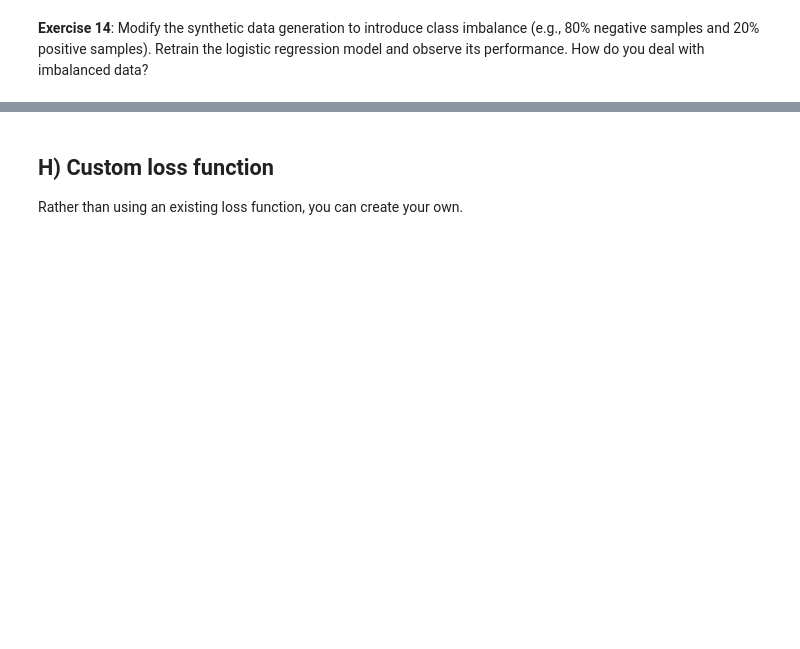
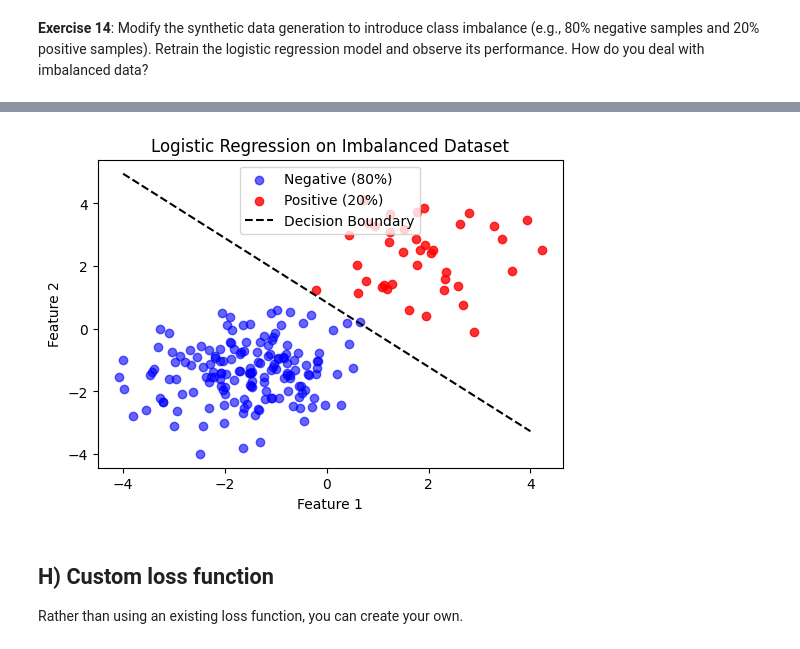
Before and after one commit to enoch26/2026-ml-esm-training, a Jupyter notebook: 1_3_Additional_exercises.ipynb, the cells around one changed output, grey strips where cells are left out. Drawn from its saved outputs; the diff is of its cells as text; code cells hidden in the pictures; blank space fills up the shorter version.

```diff
--- a/1_3_Additional_exercises.ipynb
+++ b/1_3_Additional_exercises.ipynb
@@ -478,2 +512,61 @@ optimizer = optim.SGD(model.parameters(), lr=0.01)
 # %% [markdown]
 **Exercise 14**: Modify the synthetic data generation to introduce class imbalance (e.g., 80% negative samples and 20% positive samples). Retrain the logistic regression model and observe its performance. How do you deal with imbalanced data?
+# %%
+import torch
+import torch.nn as nn
+import torch.optim as optim
+import matplotlib.pyplot as plt
+
+# 1. Generate imbalanced synthetic data (80% negative, 20% positive)
+torch.manual_seed(42)
+n_total = 200
+n_pos = int(n_total * 0.2)  # 40 samples
+n_neg = int(n_total * 0.8)  # 160 samples
+
+X_positive = torch.randn(n_pos, 2) + torch.tensor([2, 2])
+X_negative = torch.randn(n_neg, 2) + torch.tensor([-1.5, -1.5])
+
+X_imbalanced = torch.cat([X_positive, X_negative], dim=0)
+y_imbalanced = torch.cat([torch.ones(n_pos), torch.zeros(n_neg)])
+
+# Shuffle the imbalanced data
+shuffle_indices = torch.randperm(len(X_imbalanced))
+X_imbalanced = X_imbalanced[shuffle_indices]
+y_imbalanced = y_imbalanced[shuffle_indices].unsqueeze(1).float()
+
+# 2. Instantiate new model and optimizer
+imbalanced_model = LogisticRegression()
+imbalanced_optimizer = optim.SGD(imbalanced_model.parameters(), lr=0.1)
+criterion = nn.BCELoss()
+
+# 3. Retrain the model
+print("--- Training on Imbalanced Data ---")
+imbalanced_history = train_model(
+    model=imbalanced_model,
+    x=X_imbalanced,
+    y=y_imbalanced,
+    loss_fn=criterion,
+    optimiser=imbalanced_optimizer,
+    n_epochs=1000,
+    print_every=200
+)
+
+# 4. Plot the data and decision boundary
+plt.figure(figsize=(6, 4))
+plt.scatter(X_negative[:, 0], X_negative[:, 1], label='Negative (80%)', color='blue', alpha=0.6)
+plt.scatter(X_positive[:, 0], X_positive[:, 1], label='Positive (20%)', color='red', alpha=0.8)
+
+# Plot decision boundary (where sigmoid output is 0.5, i.e., w1*x1 + w2*x2 + b = 0)
+with torch.no_grad():
+    w = imbalanced_model.linear.weight[0]
+    b = imbalanced_model.linear.bias[0]
+    x_boundary = torch.linspace(-4, 4, 100)
+    y_boundary = -(w[0] * x_boundary + b) / w[1]
+    plt.plot(x_boundary, y_boundary, color='black', linestyle='--', label='Decision Boundary')
+
+plt.xlabel('Feature 1')
+plt.ylabel('Feature 2')
+plt.title('Logistic Regression on Imbalanced Dataset')
+plt.legend()
+plt.show()
+# %% [output]
@@ -480,3 +580,4 @@ optimizer = optim.SGD(model.parameters(), lr=0.01)
+[figure, added]
 # %% [markdown]
 <a name="H"></a>
 ## H) Custom loss function
```
Also changed, not shown: parts of 4 cells of this notebook.
